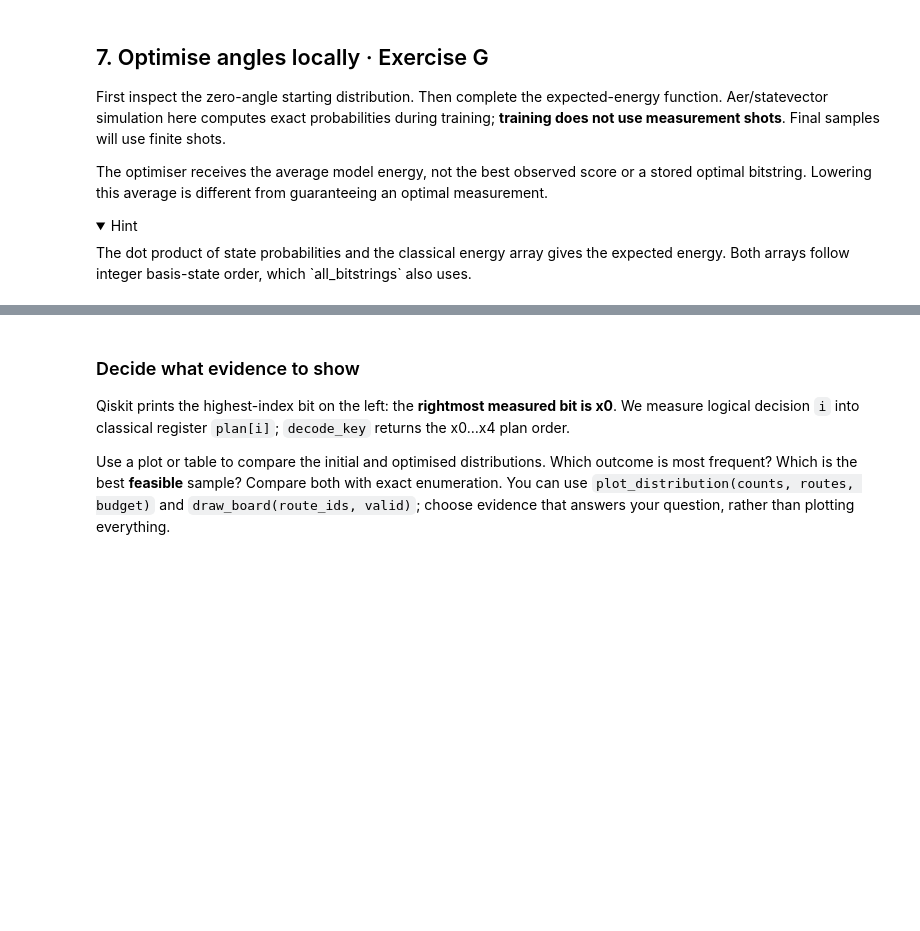
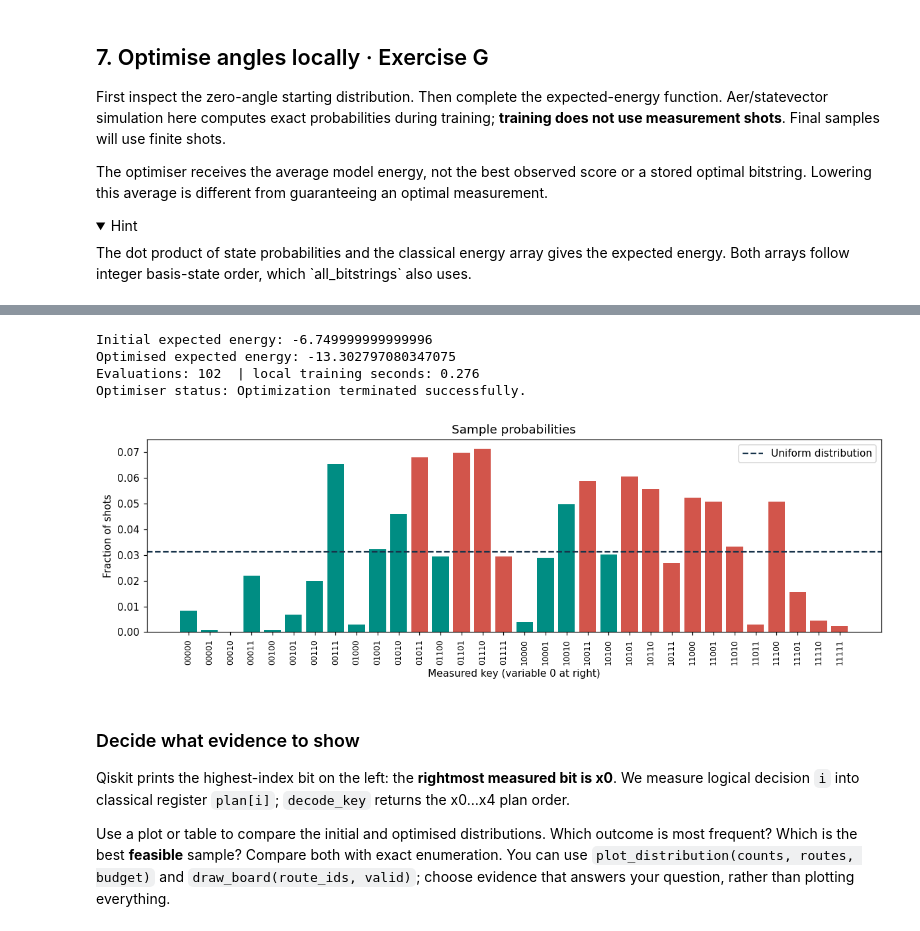
Before and after one commit to hrwire127/Q-Force, a Jupyter notebook: Quantum_Railways_Labb.ipynb, the cells around one changed output, grey strips where cells are left out. Drawn from its saved outputs; the diff is of its cells as text; code cells hidden in the pictures; folded sections open; blank space fills up the shorter version.

```diff
--- a/Quantum_Railways_Labb.ipynb
+++ b/Quantum_Railways_Labb.ipynb
@@ -230,9 +267,14 @@ $$E(x)=-V(x)+\lambda(C(x)-B)^2.$$
 The square also penalises underspending. It is not a hard general encoding of $C(x)\le B$.
 </details>
 # %%
-def model_energy(bits,routes,budget,penalty):
-    # TODO: combine the reward and penalty terms; do not replace the true scorer.
-    return None
+def model_energy(bits, routes, budget, penalty):
+    value = railway_value(bits, routes)
+    cost = construction_cost(bits, routes)
+
+    energy = -value + penalty * (cost - budget)**2
+
+    return energy
+
 
 assert model_energy([0]*5,demo_routes,BUDGET,WEAK_PENALTY) is not None, 'Exercise B: return the energy.'
 assert np.isclose(model_energy([0]*5,demo_routes,7,0),0), 'No routes and no penalty gives zero.'
@@ -388,36 +539,51 @@ print('Initial probability of each plan:',initial_probabilities[0])
 # %%
 def expected_energy(angles):
-    probabilities=exact_probabilities(angles)
-    # TODO: return the mean energy of this probability distribution.
-    return None
+    probabilities = exact_probabilities(angles)
+
+    mean_energy = np.dot(probabilities, energy_array)
+
+    return mean_energy
 
 assert expected_energy(initial_angles) is not None, 'Exercise G: return a probability-weighted energy.'
 assert np.isclose(expected_energy(initial_angles),np.mean(energy_array)), 'The initial uniform distribution averages all energies.'
 # %%
 # Visible loop: the shown zero-angle start, plus one seeded random restart.
 from time import perf_counter
 start=perf_counter();rng=np.random.default_rng(SEED);evaluations=[]
 def logged_objective(angles):
     value=expected_energy(angles);evaluations.append(value);return value
 starting_points=[initial_angles.copy(),rng.uniform(0,np.pi,2*P)]
 trials=[minimize(logged_objective,point,method='COBYLA',
                  options={'maxiter':90,'rhobeg':.6,'tol':1e-5}) for point in starting_points]
 optimum=min(trials,key=lambda r:r.fun)
 best_angles=np.array(optimum.x)
 training_seconds=perf_counter()-start
 print('Initial expected energy:',expected_energy(initial_angles))
 print('Optimised expected energy:',expected_energy(best_angles))
 print('Evaluations:',len(evaluations),' | local training seconds:',round(training_seconds,3))
 print('Optimiser status:',optimum.message)
 # Final ideal measurement: finite shots, independent of exact-expectation training.
 IDEAL_SHOTS=2048
 measured_circuit=logical_circuit.copy()
 plan_register=ClassicalRegister(len(demo_routes),'plan');measured_circuit.add_register(plan_register)
 measured_circuit.measure(range(len(demo_routes)),plan_register)
 ideal_bound=measured_circuit.assign_parameters(dict(zip(logical_parameters,best_angles)))
 ideal_backend=AerSimulator(max_parallel_threads=1)
 ideal_counts=dict(ideal_backend.run(transpile(ideal_bound,ideal_backend),shots=IDEAL_SHOTS,
                                    seed_simulator=SEED).result().get_counts())
+
+plot_distribution(
+    ideal_counts,
+    demo_routes,
+    BUDGET
+)
+plt.show()
+# %% [output]
+Initial expected energy: -6.749999999999996
+Optimised expected energy: -13.302797080347075
+Evaluations: 102  | local training seconds: 0.276
+Optimiser status: Optimization terminated successfully.
+[figure, added]
 # %% [markdown]
 ### Decide what evidence to show
 Qiskit prints the highest-index bit on the left: the **rightmost measured bit is x0**. We measure logical decision `i` into classical register `plan[i]`; `decode_key` returns the x0…x4 plan order.
```
Also changed, not shown: parts of 8 cells of this notebook.
